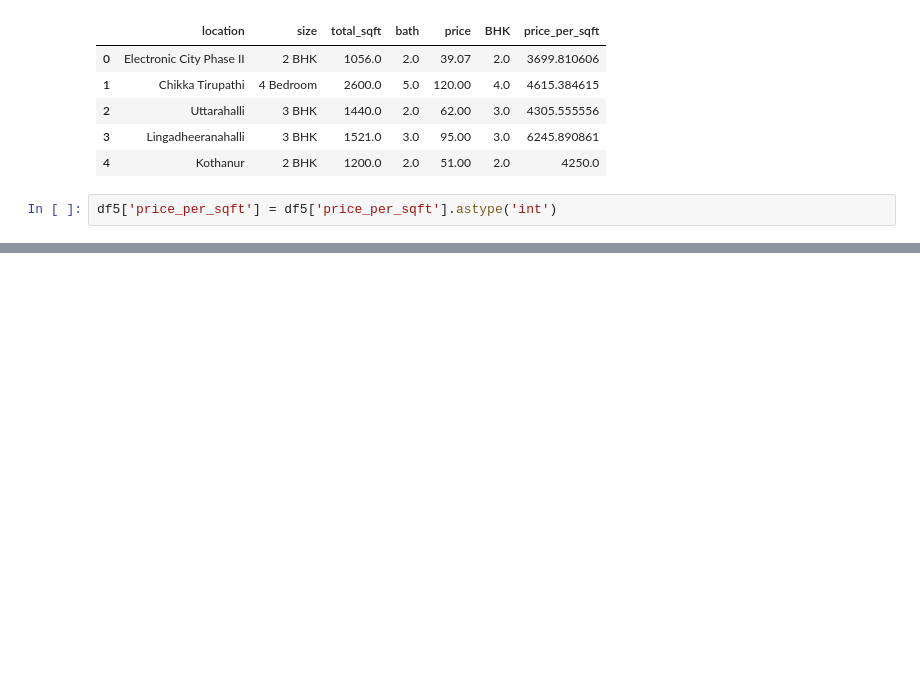
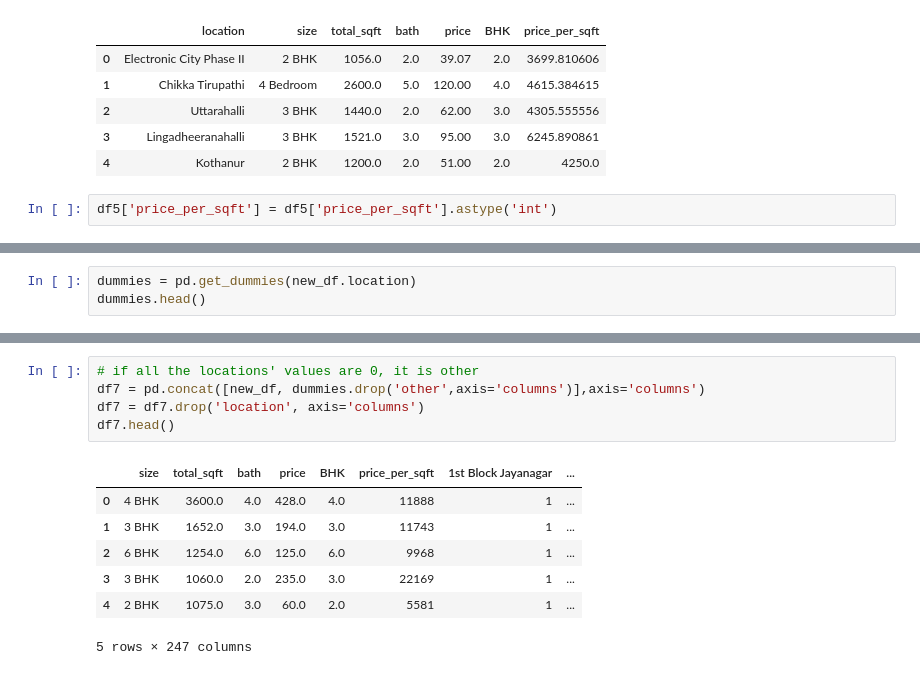
Before and after one commit to nessa01macias/Real-State-ML-Project, a Jupyter notebook: Real Estate Price Prediction - Machine Learning.ipynb, the cells around one changed output, grey strips where cells are left out. Saved outputs shown, nothing was run; the diff lists cells and outputs as text; blank space fills up the shorter version.

```diff
--- a/Real Estate Price Prediction - Machine Learning.ipynb
+++ b/Real Estate Price Prediction - Machine Learning.ipynb
@@ -373,0 +437,3 @@ plot_scatter_chart(new_df,"Akshaya Nagar")
+# %%
+dummies = pd.get_dummies(new_df.location)
+dummies.head()
@@ -373,0 +448,13 @@ plot_scatter_chart(new_df,"Akshaya Nagar")
+# %%
+# if all the locations' values are 0, it is other
+df7 = pd.concat([new_df, dummies.drop('other',axis='columns')],axis='columns')
+df7 = df7.drop('location', axis='columns')
+df7.head()
+# %% [output]
+|  | size | total_sqft | bath | price | BHK | price_per_sqft | 1st Block Jayanagar | ... |
+| 0 | 4 BHK | 3600.0 | 4.0 | 428.0 | 4.0 | 11888 | 1 | ... |
+| 1 | 3 BHK | 1652.0 | 3.0 | 194.0 | 3.0 | 11743 | 1 | ... |
+| 2 | 6 BHK | 1254.0 | 6.0 | 125.0 | 6.0 | 9968 | 1 | ... |
+| 3 | 3 BHK | 1060.0 | 2.0 | 235.0 | 3.0 | 22169 | 1 | ... |
+| 4 | 2 BHK | 1075.0 | 3.0 | 60.0 | 2.0 | 5581 | 1 | ... |
+5 rows × 247 columns
```
Also changed, not shown: parts of 37 cells of this notebook.
